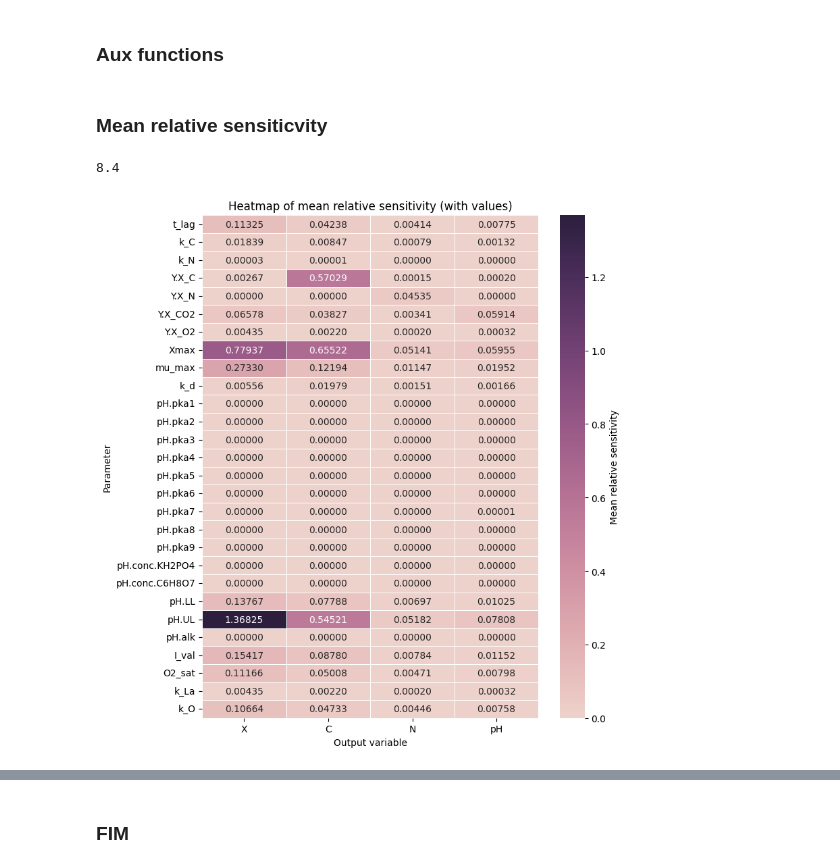
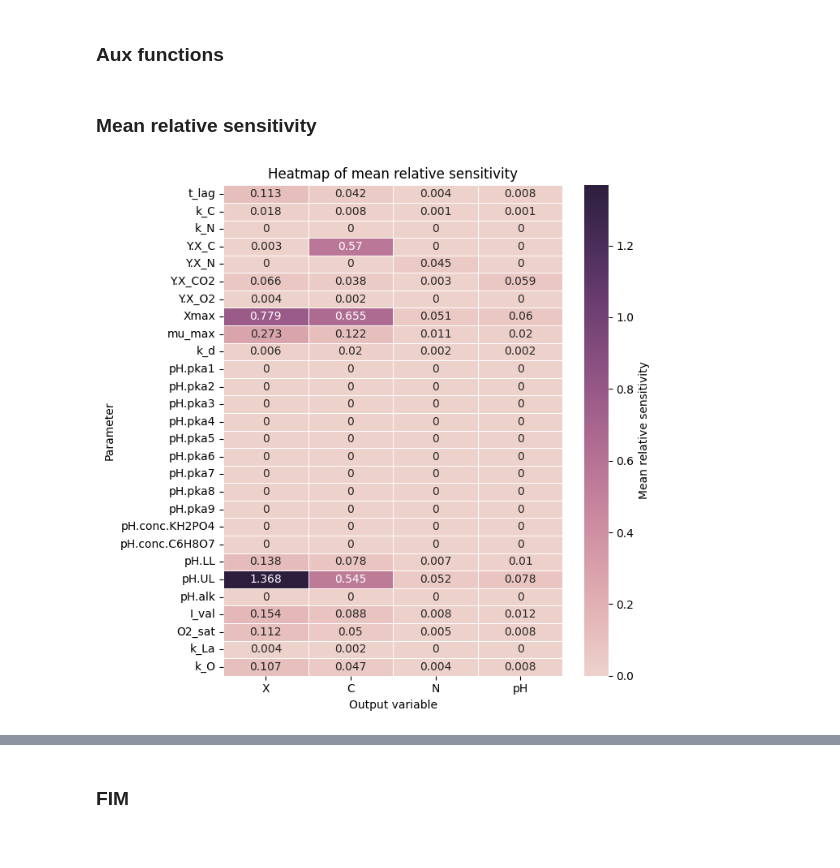
Before and after one commit to Laefivy/M.smegmatis, a Jupyter notebook: Sensitivity_analysis.ipynb, the cells around one changed output, grey strips where cells are left out. Saved outputs shown, nothing was run; the diff lists cells and outputs as text; code cells hidden in the pictures.

```diff
--- a/Sensitivity_analysis.ipynb
+++ b/Sensitivity_analysis.ipynb
@@ -283,7 +275,7 @@ def compute_FIM(param_keys, params_base, x_exp, weights_exp, delta=1e-4):
     FIM = J.T @ J
     return FIM
 # %% [markdown]
-### Mean relative sensiticvity
+### Mean relative sensitivity
 # %%
 var_names = ['X', 'C', 'N', 'pH']
 
@@ -300,7 +292,7 @@ all_param_keys = get_all_numeric_keys(params_o2)
 
 sensitivity_df = pd.DataFrame(index=all_param_keys, columns=var_names)
 
-X_base, C_base, N_base, pH_base = simulate(params_o2)
+X_base, C_base, N_base, pH_base = run_simulation(params_o2, t_values)
 Y_base = [X_base, C_base, N_base, pH_base]
 
 for key in all_param_keys:
@@ -314,8 +306,8 @@ for key in all_param_keys:
         set_nested(params_plus, key, base_val * (1 + perturbation))
         set_nested(params_minus, key, base_val * (1 - perturbation))
 
-        X_plus, C_plus, N_plus, pH_plus = simulate(params_plus)
-        X_minus, C_minus, N_minus, pH_minus = simulate(params_minus)
+        X_plus, C_plus, N_plus, pH_plus = run_simulation(params_plus, t_values)
+        X_minus, C_minus, N_minus, pH_minus = run_simulation(params_minus, t_values)
         Y_plus = [X_plus, C_plus, N_plus, pH_plus]
         Y_minus = [X_minus, C_minus, N_minus, pH_minus]
 
@@ -334,28 +326,24 @@ sensitivity_df['Mean'] = sensitivity_df.mean(axis=1)
 sensitivity_sorted = sensitivity_df.sort_values('Mean', ascending=False)
 top15_df = sensitivity_sorted.head(15)
 sensitivity_df.drop(columns='Mean', inplace=True)
-# %%
-print(max(6, len(sensitivity_df) * 0.3))
-# %% [output]
-8.4
 # %%
-plt.figure(figsize=(8, max(6, len(sensitivity_df) * 0.3)))
+plt.figure(figsize=(7, 7))
 sns.heatmap(
-    sensitivity_df,
+    sensitivity_df.round(3),
     cmap=sns.cubehelix_palette(as_cmap=True),
     annot=True,
-    fmt=".5f",
+    fmt="g",
     linewidths=0.5,
     cbar_kws={'label': 'Mean relative sensitivity'}
 )
-plt.title('Heatmap of mean relative sensitivity (with values)')
+plt.title('Heatmap of mean relative sensitivity')
 plt.xlabel('Output variable')
 plt.ylabel('Parameter')
 plt.tight_layout()
-plt.savefig('Figures/Heatmap_mean_relative_sensivity.png', dpi=500, bbox_inches='tight')
+plt.savefig("Figures/mean_relative_sensitivity_heatmap.png", dpi=300)
 plt.show()
 # %% [output]
-[figure, old version]
+[figure, new version]
 # %%
 top15_df = sensitivity_df.sum(axis=1).nlargest(15)
 top15_keys = top15_df.index
```
Also changed, not shown: parts of 8 cells of this notebook.
